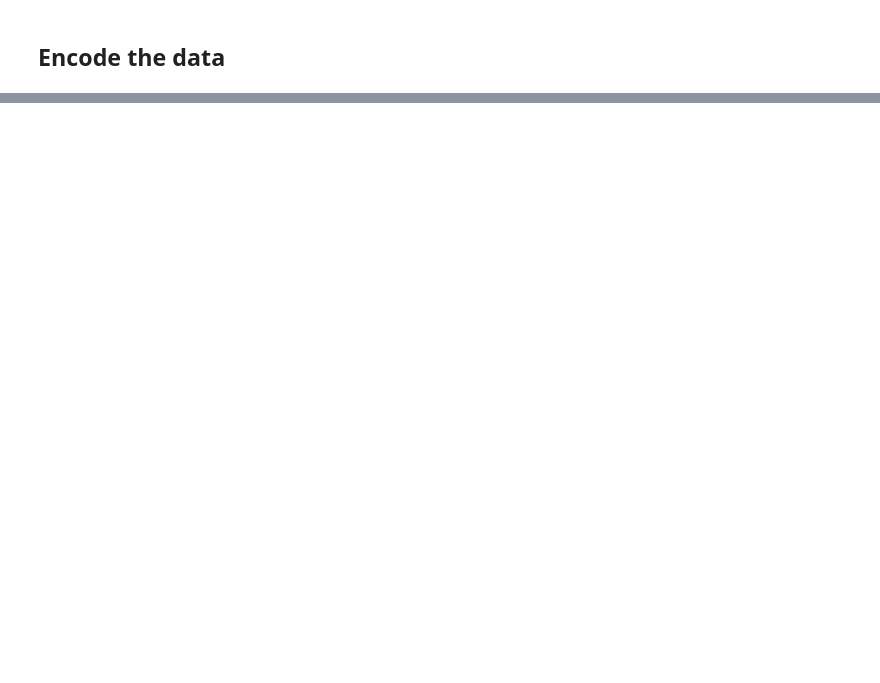
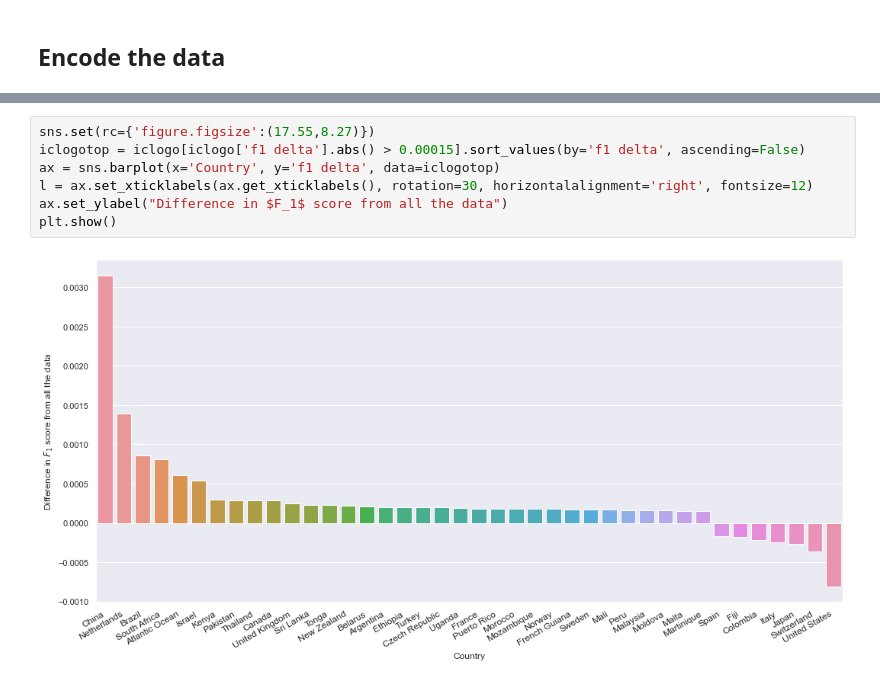
Before and after one commit to linsalrob/PhispyAnalysis, a Jupyter notebook: DataAnalysis/CountryLOO.ipynb, the cells around one changed output, grey strips where cells are left out. Saved outputs shown, nothing was run; the diff lists cells and outputs as text; blank space fills up the shorter version.

```diff
--- a/DataAnalysis/CountryLOO.ipynb
+++ b/DataAnalysis/CountryLOO.ipynb
@@ -202,0 +302,9 @@ if false:
+# %%
+sns.set(rc={'figure.figsize':(17.55,8.27)})
+iclogotop = iclogo[iclogo['f1 delta'].abs() > 0.00015].sort_values(by='f1 delta', ascending=False)
+ax = sns.barplot(x='Country', y='f1 delta', data=iclogotop)
+l = ax.set_xticklabels(ax.get_xticklabels(), rotation=30, horizontalalignment='right', fontsize=12)
+ax.set_ylabel("Difference in $F_1$ score from all the data")
+plt.show()
+# %% [output]
+[figure, added]
```
Also changed, not shown: parts of 23 cells of this notebook, 2 other files.
